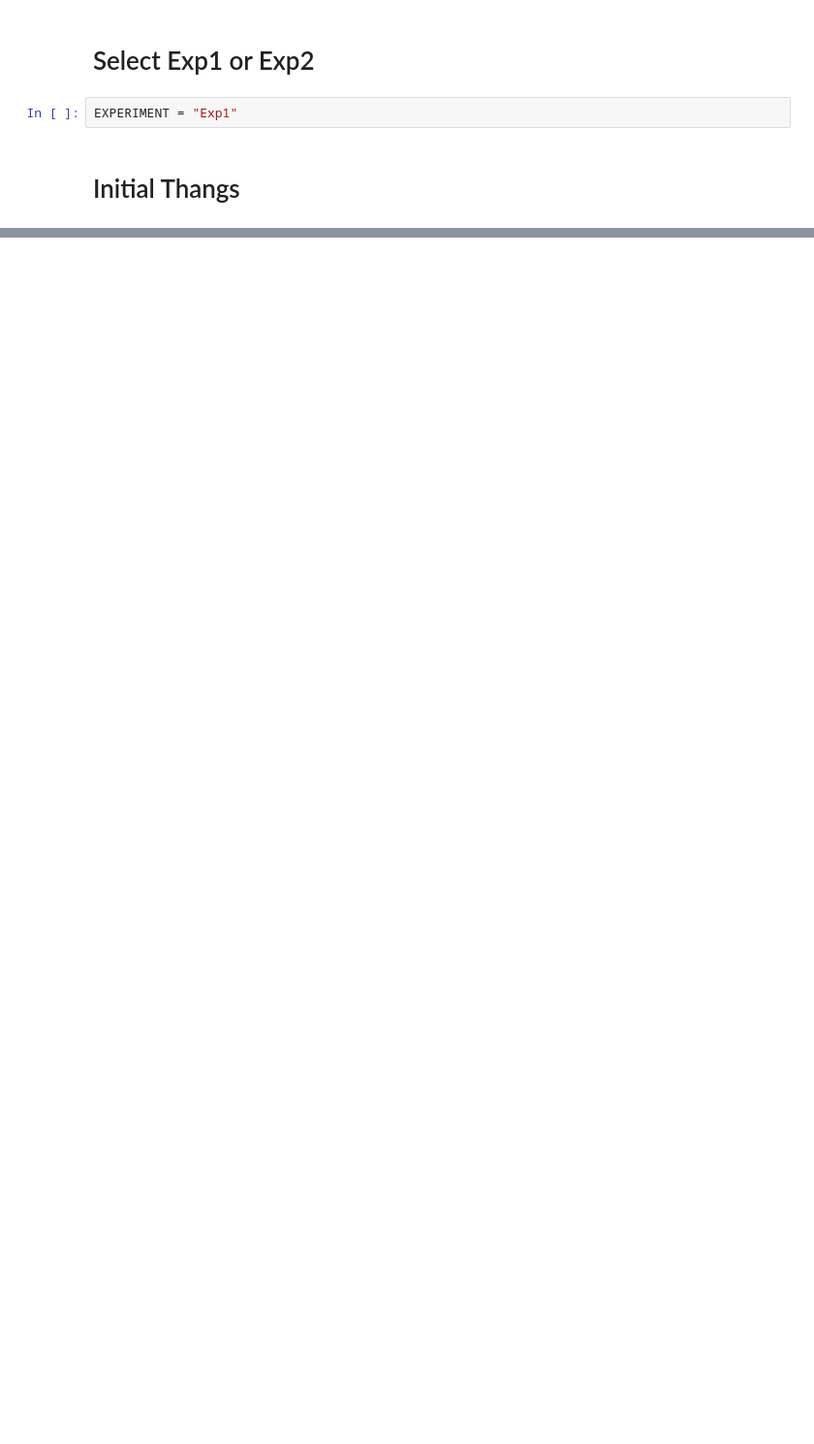
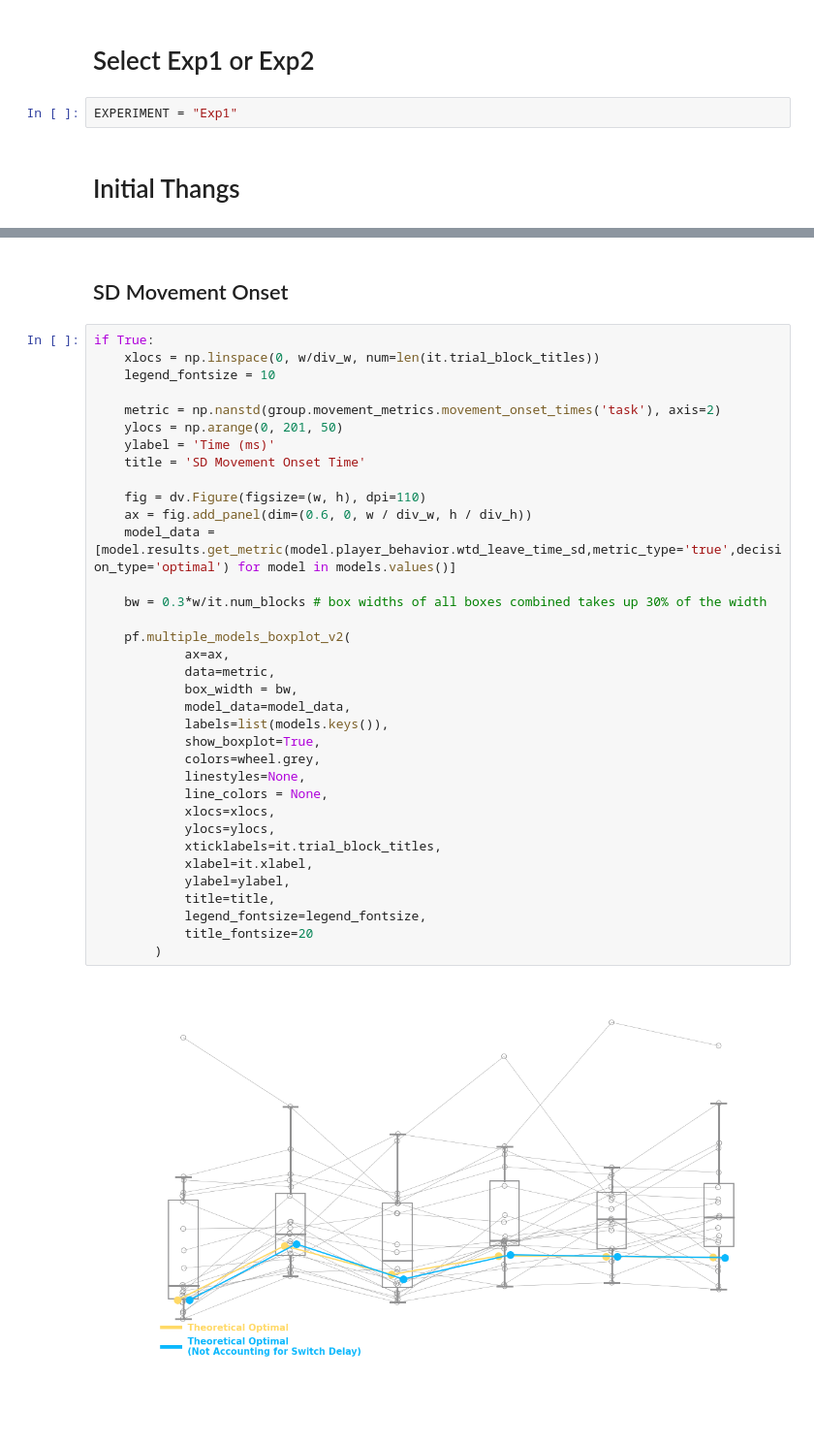
Before and after one commit to SethSullivan/MatchPennies-Agent-Expirement, a Jupyter notebook: scripts/makefigs/SCAPPS_Figures.ipynb, the cells around one changed output, grey strips where cells are left out. Shown: that part at 97% size. Saved outputs shown, nothing was run; the diff lists cells and outputs as text; blank space fills up the shorter version.

```diff
--- a/scripts/makefigs/SCAPPS_Figures.ipynb
+++ b/scripts/makefigs/SCAPPS_Figures.ipynb
@@ -90,0 +201,39 @@ for i, (index, row) in enumerate(base_model_df.iterrows()):
+# %% [markdown]
+## SD Movement Onset
+# %%
+if True:
+    xlocs = np.linspace(0, w/div_w, num=len(it.trial_block_titles))
+    legend_fontsize = 10
+
+    metric = np.nanstd(group.movement_metrics.movement_onset_times('task'), axis=2)
+    ylocs = np.arange(0, 201, 50)
+    ylabel = 'Time (ms)'
+    title = 'SD Movement Onset Time'
+
+    fig = dv.Figure(figsize=(w, h), dpi=110)
+    ax = fig.add_panel(dim=(0.6, 0, w / div_w, h / div_h))
+    model_data = [model.results.get_metric(model.player_behavior.wtd_leave_time_sd,metric_type='true',decision_type='optimal') for model in models.values()]
+
+    bw = 0.3*w/it.num_blocks # box widths of all boxes combined takes up 30% of the width
+
+    pf.multiple_models_boxplot_v2(
+            ax=ax,
+            data=metric,
+            box_width = bw,
+            model_data=model_data,
+            labels=list(models.keys()),
+            show_boxplot=True,
+            colors=wheel.grey,
+            linestyles=None,
+            line_colors = None,
+            xlocs=xlocs,
+            ylocs=ylocs,
+            xticklabels=it.trial_block_titles,
+            xlabel=it.xlabel,
+            ylabel=ylabel,
+            title=title,
+            legend_fontsize=legend_fontsize,
+            title_fontsize=20
+        )
+# %% [output]
+[figure, added]
```
Also changed, not shown: parts of 16 cells of this notebook.
